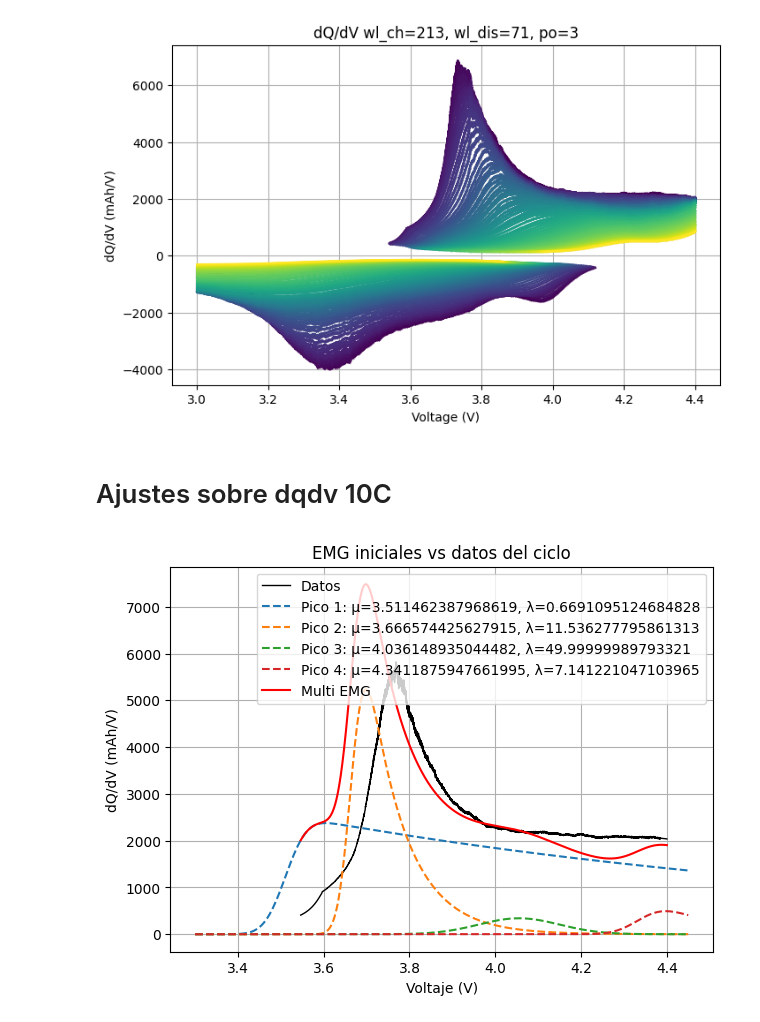
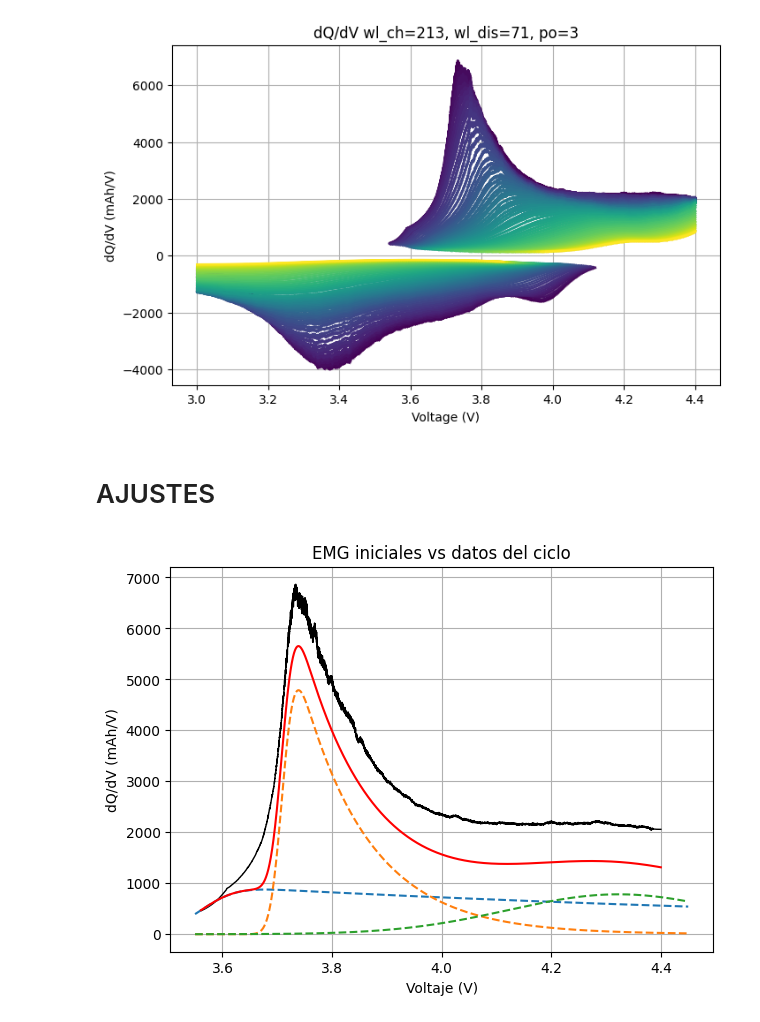
Before and after one commit to majodomenech/proc-icdv, a Jupyter notebook: notebooks/estudio12-otrasT-ajustes.ipynb, the cells around one changed output. Drawn from its saved outputs; the diff is of its cells as text; code cells hidden in the pictures.

```diff
--- a/notebooks/estudio12-otrasT-ajustes.ipynb
+++ b/notebooks/estudio12-otrasT-ajustes.ipynb
@@ -33,6 +35,6 @@ Total de ciclos en el JSON: 67
 # %%
 # --- Selección de ciclos ---
-ciclos_sel = pr.seleccionar_ciclos(
+ciclos_sel_todos = pr.seleccionar_ciclos(
     dict_ciclos_sep,
     #rango=(21, 900),
     #excluir={30, 32, 34, 35, 38, 88, 186, 187, 188, 189, 190, 191, 192, 193, 202, 247, 344, 899, 898, 897, 900},
@@ -122,11 +91,11 @@ dr.plot_dqdv_muchos_wl(ciclos_grafico, dict_ciclos_sep, wl_values=[31,51,71,91,1
 
 # --- Calculo derivada dQdV ---
 diccio = dict_ciclos_sep
-diccio = dr.truncar_señal(ciclos_grafico, dict_ciclos_sep, n_dis=20, n_ch=60)
-diccio =  dr.plot_dqdV(ciclos_grafico, diccio, wl_dis=71, wl_ch=213)
+diccio = dr.truncar_señal(ciclos_sel_grafico, dict_ciclos_sep, n_dis=20, n_ch=60)
+diccio =  dr.plot_dqdV(ciclos_sel_grafico, diccio, wl_dis=71, wl_ch=213)
 
-diccio = dr.truncar_señal(ciclos_sel, dict_ciclos_sep, n_dis=20, n_ch=60)
-diccio =  dr.plot_dqdV(ciclos_sel, diccio, wl_dis=71, wl_ch=213)
+diccio_todos = dr.truncar_señal(ciclos_sel_todos, dict_ciclos_sep, n_dis=20, n_ch=60)
+diccio_todos =  dr.plot_dqdV(ciclos_sel_todos, diccio_todos, wl_dis=71, wl_ch=213)
 
 # --- Exportar a csv para trabajar en Origin ---
 #dict[21]['Ch'].to_csv(output_folder / 'df_ch_21.csv', index=False)
@@ -134,6 +103,6 @@ diccio =  dr.plot_dqdV(ciclos_sel, diccio, wl_dis=71, wl_ch=213)
 # %% [output]
 [figure]
 [figure]
-# %% [markdown]
-# Ajustes sobre dqdv 10C
+# %% [markdown]
+# AJUSTES
 # %%
@@ -141,23 +111,19 @@ diccio =  dr.plot_dqdV(ciclos_sel, diccio, wl_dis=71, wl_ch=213)
 # %%
 # --- Pruebo manualmente guess inicial para parametros de ajuste ---
 
 # En la EMG los parámetros son: (amplitud, media, sigma, lambda)
 
-df_ch = diccio[21]['Ch']
-param_guess = [(5400, 3.51, 0.04, 0.4),
-               (1000, 3.67, 0.03, 9),
-               (200, 4.0, 0.1, 5),
-               (220, 4.34, 0.09, 6)]
+df_ch = diccio_todos[1]['Ch']
 
-param_guess = [(3814.876992578531,3.511462387968619,0.03937649023787247,0.6691095124684828),
-               (747.9674505882472,3.666574425627915,0.024883050612290222,11.536277795861313),
-               (80.48153481362431,4.036148935044482,0.09212835375737331,49.99999989793321),
-               (120.28718521872311,4.3411875947661995,0.04625798093742598,7.141221047103965)]
+param_guess = [(1500, 3.56, 5.15620917e-02, 6.37474532e-01),
+                ( 7.95488829e+02, 3.71021028e+00, 1.75009098e-02, 8.04841702e+00),
+                #(2.12087703e+02, 3.99801493e+00, 2.48713898e-02, 5.36805383e-01),
+                (3.95158095e+02, 4.30488376e+00, 2.00453430e-01, 5.51398592e+01)
+                ]
 
-
-ft.plot_emg_guess(df_ch, param_guess)
+ft.plot_emg_guess(df_ch, param_guess, x_range=(3.55, 4.45),legend=False)
 # %% [output]
-[figure, old version]
+[figure, new version]
 # %%
 # --- Test de ajuste del primer ciclo ---
 
```
Also changed, not shown: parts of 13 cells of this notebook, 2 other files.
